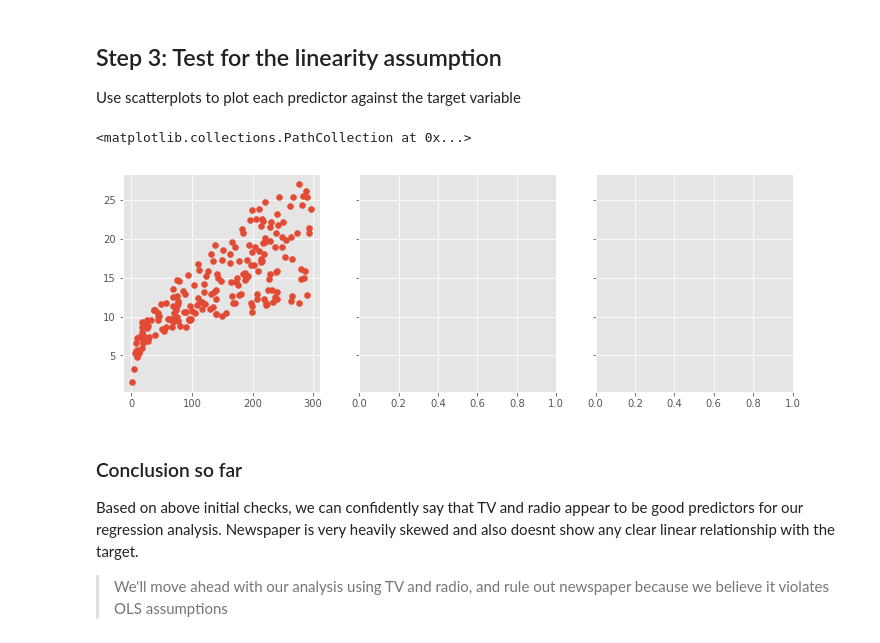
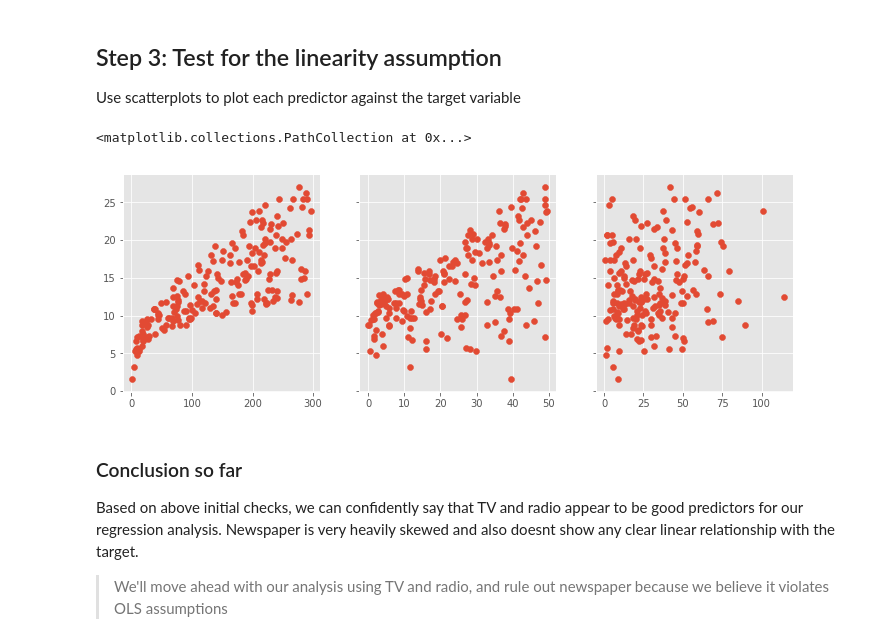
Before and after one commit to keita-dc/dsc-ols-statsmodels-lab-dc-ds-060319, a Jupyter notebook: index.ipynb, the cells around one changed output. Drawn from its saved outputs; the diff is of its cells as text; code cells hidden in the pictures.

```diff
--- a/index.ipynb
+++ b/index.ipynb
@@ -72,13 +72,13 @@ Use scatterplots to plot each predictor against the target variable
 # %%
 # visualize the relationship between the preditors
 # and the target using scatterplots
 fig, ax = plt.subplots(nrows=1, ncols=3, sharey=True, figsize=(12,4))
 ax[0].scatter(df.TV, df.sales)
-x[0,1].scatter(df.radio, df.sales)
-#ax[0,2].scatter(df.newspaper, df.sales)
+ax[1].scatter(df.radio, df.sales)
+ax[2].scatter(df.newspaper, df.sales)
 # %% [output]
 <matplotlib.collections.PathCollection at 0x...>
-[figure, old version]
+[figure, new version]
 # %%
 # Record yor observations on linearity here
 # %% [markdown]
```
